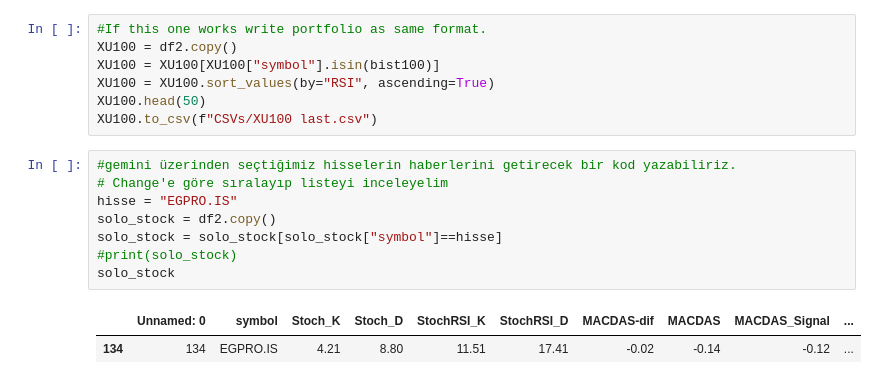
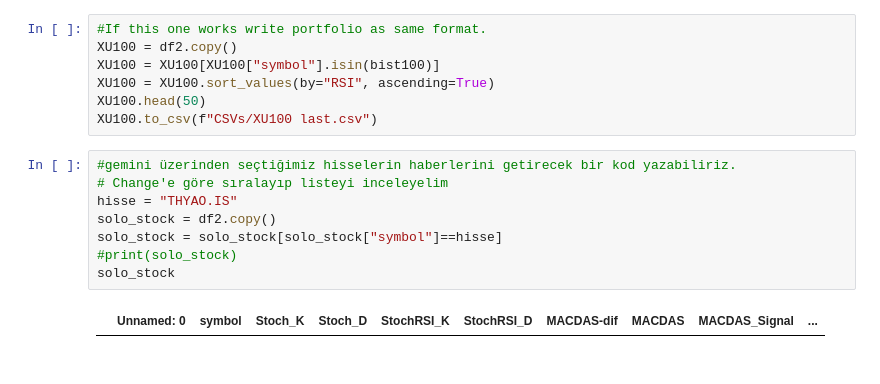
Before and after one commit to TolgaUyanik/StockMarket, a Jupyter notebook: Stock_Market_Main.ipynb, the cells around one changed output. Saved outputs shown, nothing was run; the diff lists cells and outputs as text.

```diff
--- a/Stock_Market_Main.ipynb
+++ b/Stock_Market_Main.ipynb
@@ -438,11 +343,10 @@ XU100.to_csv(f"CSVs/XU100 last.csv")
 # %%
 #gemini üzerinden seçtiğimiz hisselerin haberlerini getirecek bir kod yazabiliriz.
 # Change'e göre sıralayıp listeyi inceleyelim
-hisse = "EGPRO.IS"
+hisse = "THYAO.IS"
 solo_stock = df2.copy()
 solo_stock = solo_stock[solo_stock["symbol"]==hisse]
 #print(solo_stock)
 solo_stock
 # %% [output]
 |  | Unnamed: 0 | symbol | Stoch_K | Stoch_D | StochRSI_K | StochRSI_D | MACDAS-dif | MACDAS | MACDAS_Signal | ... |
-| 134 | 134 | EGPRO.IS | 4.21 | 8.80 | 11.51 | 17.41 | -0.02 | -0.14 | -0.12 | ... |
```
Also changed, not shown: parts of 14 cells of this notebook, 26 other files.
